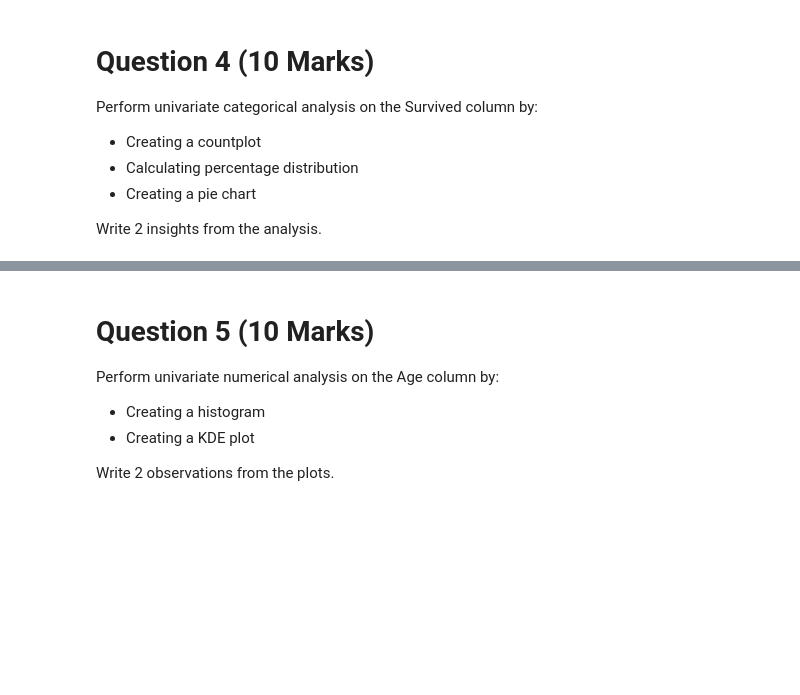
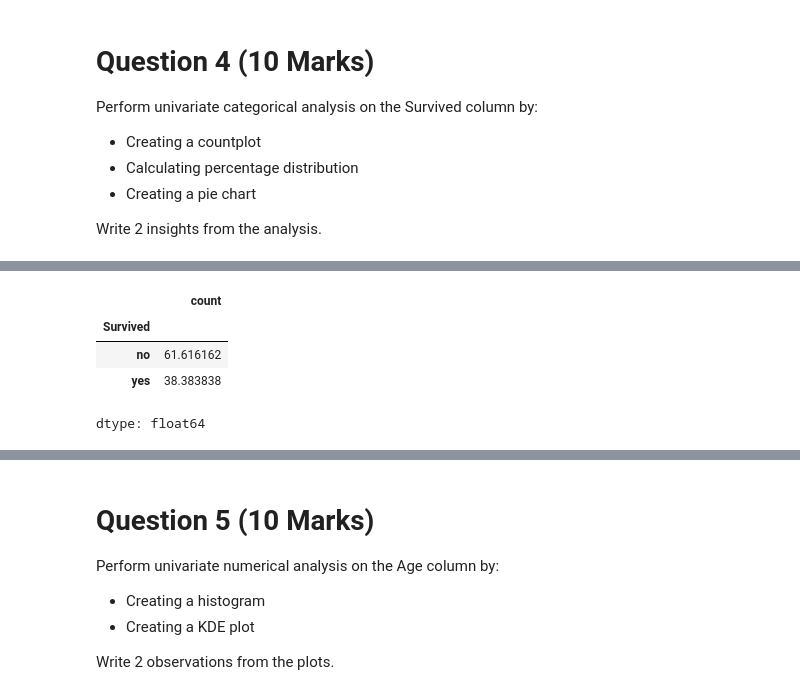
Before and after one commit to Radiat09/colab, a Jupyter notebook: ML_Assignment_01_ans.ipynb, the cells around one changed output, grey strips where cells are left out. Drawn from its saved outputs; the diff is of its cells as text; code cells hidden in the pictures; blank space fills up the shorter version.

```diff
--- a/ML_Assignment_01_ans.ipynb
+++ b/ML_Assignment_01_ans.ipynb
@@ -156,0 +144,11 @@ None
+# %%
+# Calculating percentage distribution
+survived_count =  (df['Survived'].value_counts() / len(df))  * 100
+
+survived_count
+# %% [output]
+|  | count |
+| Survived |  |
+| no | 61.616162 |
+| yes | 38.383838 |
+dtype: float64
```
Also changed, not shown: parts of 4 cells of this notebook.
